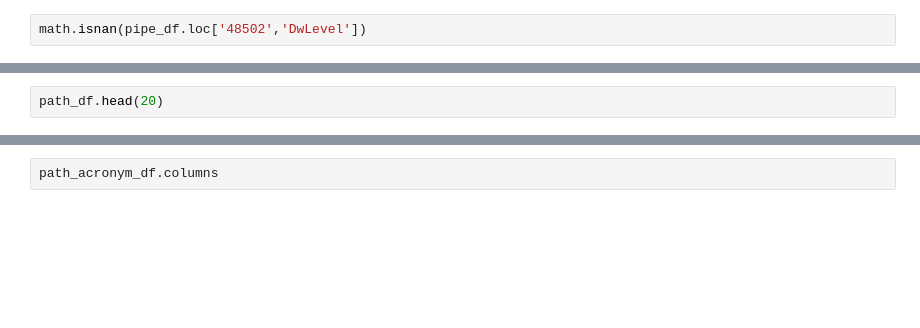
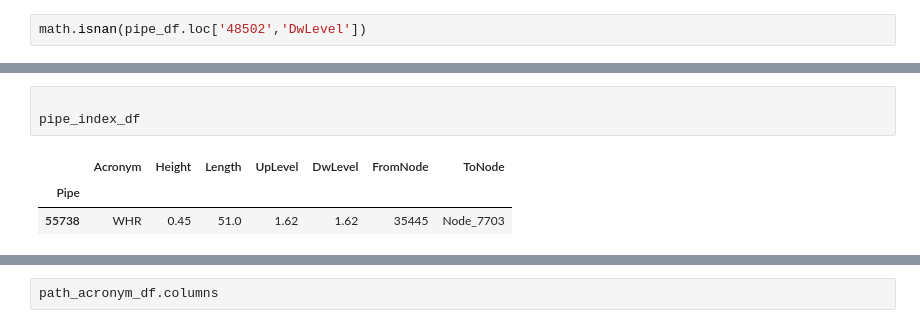
Before and after one commit to henriklocke/Result_Lookup, a Jupyter notebook: Long_Sections.ipynb, the cells around one changed output, grey strips where cells are left out. Saved outputs shown, nothing was run; the diff lists cells and outputs as text; blank space fills up the shorter version.

```diff
--- a/Long_Sections.ipynb
+++ b/Long_Sections.ipynb
@@ -123,2 +202,7 @@ path_df=pd.DataFrame(paths,columns=['Sqn','Acronym','Type','MUID','Chainage','In
-# %%
-path_df.head(20)
+# %%
+
+pipe_index_df
+# %% [output]
+|  | Acronym | Height | Length | UpLevel | DwLevel | FromNode | ToNode |
+| Pipe |  |  |  |  |  |  |  |
+| 55738 | WHR | 0.45 | 51.0 | 1.62 | 1.62 | 35445 | Node_7703 |
```
Also changed, not shown: parts of 19 cells of this notebook.
